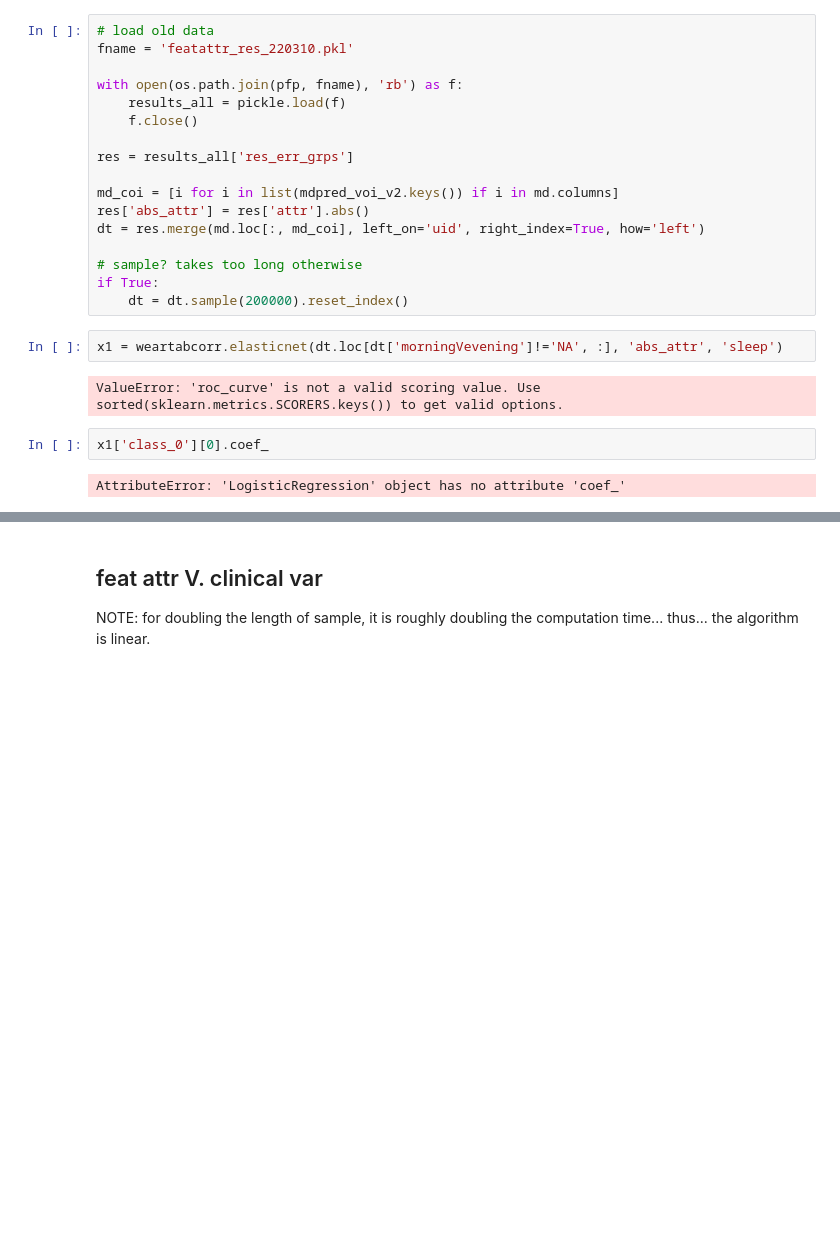
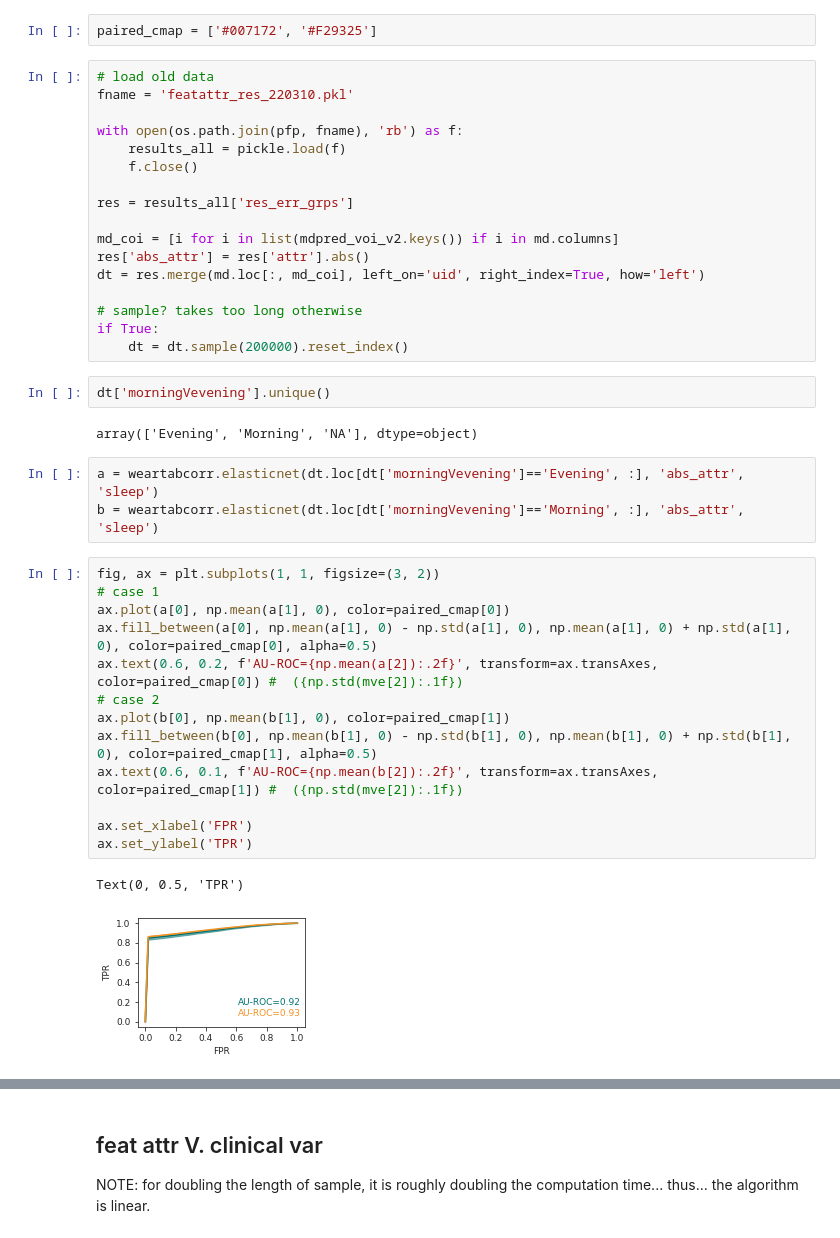
Before and after one commit to nealgravindra/wearables, a Jupyter notebook: notebooks/interp_featattr.ipynb, the cells around one changed output, grey strips where cells are left out. Saved outputs shown, nothing was run; the diff lists cells and outputs as text; blank space fills up the shorter version.

```diff
--- a/notebooks/interp_featattr.ipynb
+++ b/notebooks/interp_featattr.ipynb
@@ -813,3 +813,5 @@ importlib.reload(weartabcorr)
+# %%
+paired_cmap = ['#007172', '#F29325']
 # %%
 # load old data
 fname = 'featattr_res_220310.pkl'
@@ -827,11 +829,26 @@ dt = res.merge(md.loc[:, md_coi], left_on='uid', right_index=True, how='left')
 # sample? takes too long otherwise
 if True:
     dt = dt.sample(200000).reset_index()
+# %%
+dt['morningVevening'].unique()
+# %% [output]
+array(['Evening', 'Morning', 'NA'], dtype=object)
 # %%
-x1 = weartabcorr.elasticnet(dt.loc[dt['morningVevening']!='NA', :], 'abs_attr', 'sleep')
+a = weartabcorr.elasticnet(dt.loc[dt['morningVevening']=='Evening', :], 'abs_attr', 'sleep')
+b = weartabcorr.elasticnet(dt.loc[dt['morningVevening']=='Morning', :], 'abs_attr', 'sleep')
-# %% [output]
-ValueError: 'roc_curve' is not a valid scoring value. Use sorted(sklearn.metrics.SCORERS.keys()) to get valid options.
-# %%
-x1['class_0'][0].coef_
-# %% [output]
-AttributeError: 'LogisticRegression' object has no attribute 'coef_'
+# %%
+fig, ax = plt.subplots(1, 1, figsize=(3, 2))
+# case 1
+ax.plot(a[0], np.mean(a[1], 0), color=paired_cmap[0])
+ax.fill_between(a[0], np.mean(a[1], 0) - np.std(a[1], 0), np.mean(a[1], 0) + np.std(a[1], 0), color=paired_cmap[0], alpha=0.5)
+ax.text(0.6, 0.2, f'AU-ROC={np.mean(a[2]):.2f}', transform=ax.transAxes, color=paired_cmap[0]) #  ({np.std(mve[2]):.1f})
+# case 2
+ax.plot(b[0], np.mean(b[1], 0), color=paired_cmap[1])
+ax.fill_between(b[0], np.mean(b[1], 0) - np.std(b[1], 0), np.mean(b[1], 0) + np.std(b[1], 0), color=paired_cmap[1], alpha=0.5)
+ax.text(0.6, 0.1, f'AU-ROC={np.mean(b[2]):.2f}', transform=ax.transAxes, color=paired_cmap[1]) #  ({np.std(mve[2]):.1f})
+
+ax.set_xlabel('FPR')
+ax.set_ylabel('TPR')
+# %% [output]
+Text(0, 0.5, 'TPR')
+[figure, added]
```
Also changed, not shown: parts of 5 cells of this notebook, 1 other file.
